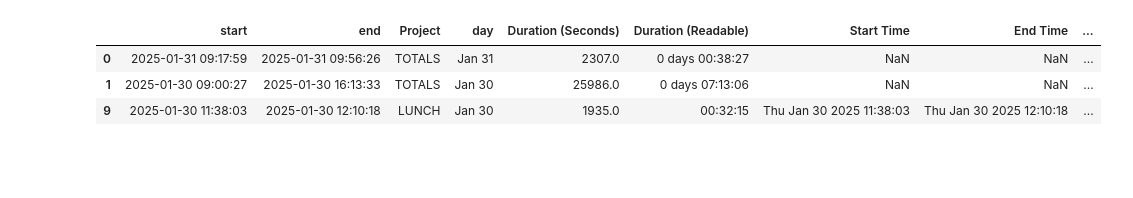
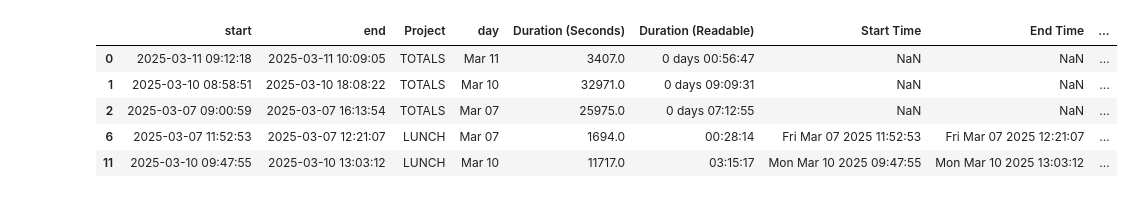
Before and after one commit to elastic-pangolin/time-tracker-notebook, a Jupyter notebook: Untitled.ipynb, the cells around one changed output. Saved outputs shown, nothing was run; the diff lists cells and outputs as text; code cells hidden in the pictures; blank space fills up the shorter version.

```diff
--- a/Untitled.ipynb
+++ b/Untitled.ipynb
@@ -13,31 +13,35 @@ import matplotlib.colors as matcolors
 
 pd.set_option('display.max_rows', None)
 
-df = None
+raw_df = None
 if os.path.exists(FILEPATH):
     #logger.info("Loading data...")
-    df = pd.read_csv(FILEPATH, sep=',')
-    #df = pd.read_json(FILEPATH)
+    raw_df = pd.read_csv(FILEPATH, sep=',')
+    #raw_df = pd.read_json(FILEPATH)
 else:
     logger.error("No file found!")
 
-#df.describe()
-df = df[df['Start Time'] != "deleted"]
-df = df.dropna(subset=['Start Time', 'End Time'])
-df['Start Time'] = df['Start Time'].str.replace(r' GMT.*', '', regex=True)
-df['End Time'] = df['End Time'].str.replace(r' GMT.*', '', regex=True)
-df['start'] = pd.to_datetime(df['Start Time']) #, format='%a %b %d %Y %H:%M:%S')
-df['end'] = pd.to_datetime(df['End Time']) #,format='%a %b %d %Y %H:%M:%S')
-df['day'] = df['start'].dt.strftime('%b %d')
+#raw_df.describe()
+raw_df = raw_df[raw_df['Start Time'] != "deleted"]
+raw_df = raw_df.dropna(subset=['Start Time', 'End Time'])
+raw_df['Start Time'] = raw_df['Start Time'].str.replace(r' GMT.*', '', regex=True)
+raw_df['End Time'] = raw_df['End Time'].str.replace(r' GMT.*', '', regex=True)
+raw_df['start'] = pd.to_datetime(raw_df['Start Time']) #, format='%a %b %d %Y %H:%M:%S')
+raw_df['end'] = pd.to_datetime(raw_df['End Time']) #,format='%a %b %d %Y %H:%M:%S')
+raw_df['day'] = raw_df['start'].dt.strftime('%b %d')
 # %%
 BEFORE = ""
-AFTER = "2024-03-01"
+AFTER = "2025-03-07"
+
+df = raw_df
 
 if BEFORE:
     before = pd.to_datetime(BEFORE)
+    print(f"Filtered only days before (incl.) {before}")
     df = df[ pd.to_datetime(df["day"] + " 2025") <= before ]
 if AFTER:
     after = pd.to_datetime(AFTER)
+    print(f"Filtered only days after (incl.) {after}")
     df = df[ pd.to_datetime(df["day"] + " 2025") >= after ]
 
 eval_days = {}
@@ -53,6 +57,7 @@ for day in covered_days:
     day_total_row = pd.DataFrame({'start': [work_start], 'end': [work_end], 'Project': 'TOTALS', 'day': day,
                                   'Duration (Seconds)': diff.total_seconds(),
                                   'Duration (Readable)': str(diff) })
+    #print(f"adding a TOTALS value of {diff.total_seconds()} for date: {day}")
     df = pd.concat([day_total_row, df], ignore_index=True)
     day_df = df[df['day'] == day]
 
@@ -78,5 +83,6 @@ for day in covered_days:
 workhours_df = df[ (df['Project'] == "TOTALS") | (df['Project'] == "LUNCH") ]
 workhours_df.to_csv('workhours.csv')
 
+#print(eval_days)
 workhours_df
 # %% [output]
@@ -83,7 +90,9 @@ workhours_df
 |  | start | end | Project | day | Duration (Seconds) | Duration (Readable) | Start Time | End Time | ... |
-| 0 | 2025-01-31 09:17:59 | 2025-01-31 09:56:26 | TOTALS | Jan 31 | 2307.0 | 0 days 00:38:27 | NaN | NaN | ... |
-| 1 | 2025-01-30 09:00:27 | 2025-01-30 16:13:33 | TOTALS | Jan 30 | 25986.0 | 0 days 07:13:06 | NaN | NaN | ... |
-| 9 | 2025-01-30 11:38:03 | 2025-01-30 12:10:18 | LUNCH | Jan 30 | 1935.0 | 00:32:15 | Thu Jan 30 2025 11:38:03 | Thu Jan 30 2025 12:10:18 | ... |
+| 0 | 2025-03-11 09:12:18 | 2025-03-11 10:09:05 | TOTALS | Mar 11 | 3407.0 | 0 days 00:56:47 | NaN | NaN | ... |
+| 1 | 2025-03-10 08:58:51 | 2025-03-10 18:08:22 | TOTALS | Mar 10 | 32971.0 | 0 days 09:09:31 | NaN | NaN | ... |
+| 2 | 2025-03-07 09:00:59 | 2025-03-07 16:13:54 | TOTALS | Mar 07 | 25975.0 | 0 days 07:12:55 | NaN | NaN | ... |
+| 6 | 2025-03-07 11:52:53 | 2025-03-07 12:21:07 | LUNCH | Mar 07 | 1694.0 | 00:28:14 | Fri Mar 07 2025 11:52:53 | Fri Mar 07 2025 12:21:07 | ... |
+| 11 | 2025-03-10 09:47:55 | 2025-03-10 13:03:12 | LUNCH | Mar 10 | 11717.0 | 03:15:17 | Mon Mar 10 2025 09:47:55 | Mon Mar 10 2025 13:03:12 | ... |
 # %%
 FILTER = r"^(?!.*TOTALS).*"
 
```
Also changed, not shown: parts of 4 cells of this notebook.
